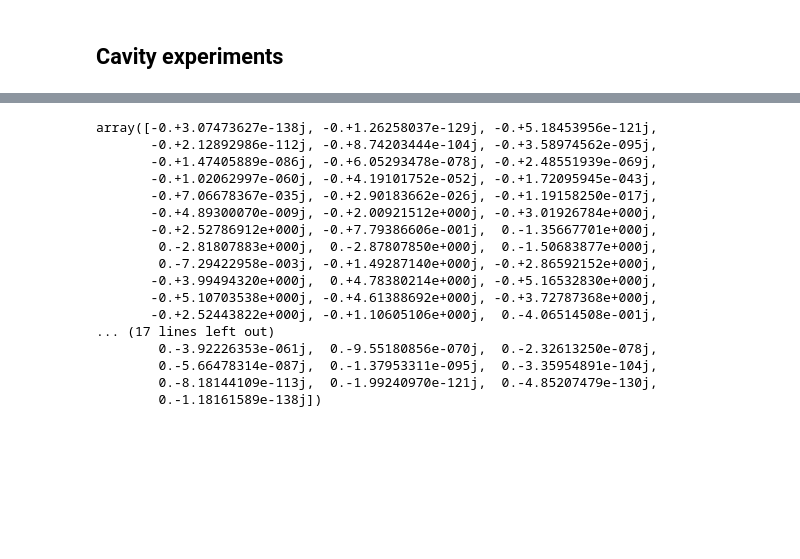
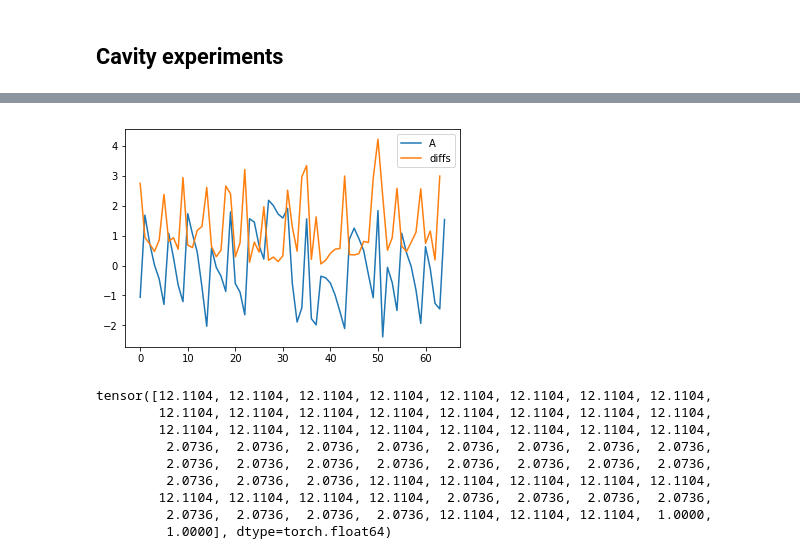
Before and after one commit to bencbartlett/neural-maxwell, a Jupyter notebook: CS229_Final_Project.ipynb, the cells around one changed output, grey strips where cells are left out. Cells and saved outputs as stored; diff of their text form; code cells hidden in the pictures; blank space fills up the shorter version.

```diff
--- a/CS229_Final_Project.ipynb
+++ b/CS229_Final_Project.ipynb
@@ -476,20 +518,20 @@ plt.show()
-# %%
-Ez
-# %% [output]
-array([-0.+3.07473627e-138j, -0.+1.26258037e-129j, -0.+5.18453956e-121j,
-       -0.+2.12892986e-112j, -0.+8.74203444e-104j, -0.+3.58974562e-095j,
-       -0.+1.47405889e-086j, -0.+6.05293478e-078j, -0.+2.48551939e-069j,
-       -0.+1.02062997e-060j, -0.+4.19101752e-052j, -0.+1.72095945e-043j,
-       -0.+7.06678367e-035j, -0.+2.90183662e-026j, -0.+1.19158250e-017j,
-       -0.+4.89300070e-009j, -0.+2.00921512e+000j, -0.+3.01926784e+000j,
-       -0.+2.52786912e+000j, -0.+7.79386606e-001j,  0.-1.35667701e+000j,
-        0.-2.81807883e+000j,  0.-2.87807850e+000j,  0.-1.50683877e+000j,
-        0.-7.29422958e-003j, -0.+1.49287140e+000j, -0.+2.86592152e+000j,
-       -0.+3.99494320e+000j,  0.+4.78380214e+000j, -0.+5.16532830e+000j,
-       -0.+5.10703538e+000j, -0.+4.61388692e+000j, -0.+3.72787368e+000j,
-       -0.+2.52443822e+000j, -0.+1.10605106e+000j,  0.-4.06514508e-001j,
-... (17 lines left out)
-        0.-3.92226353e-061j,  0.-9.55180856e-070j,  0.-2.32613250e-078j,
-        0.-5.66478314e-087j,  0.-1.37953311e-095j,  0.-3.35954891e-104j,
-        0.-8.18144109e-113j,  0.-1.99240970e-121j,  0.-4.85207479e-130j,
-        0.-1.18161589e-138j])
+# %%
+diffs = torch.abs(tensor_diff(phi))
+plt.plot(phi[0].detach().cpu().numpy(), label="A")
+plt.plot(diffs[0].detach().cpu().numpy(), label="diffs")
+plt.legend()
+plt.show()
+# %% [output]
+[figure, added]
+# %%
+train_data[0][0]
+# %% [output]
+tensor([12.1104, 12.1104, 12.1104, 12.1104, 12.1104, 12.1104, 12.1104, 12.1104,
+        12.1104, 12.1104, 12.1104, 12.1104, 12.1104, 12.1104, 12.1104, 12.1104,
+        12.1104, 12.1104, 12.1104, 12.1104, 12.1104, 12.1104, 12.1104, 12.1104,
+         2.0736,  2.0736,  2.0736,  2.0736,  2.0736,  2.0736,  2.0736,  2.0736,
+         2.0736,  2.0736,  2.0736,  2.0736,  2.0736,  2.0736,  2.0736,  2.0736,
+         2.0736,  2.0736,  2.0736, 12.1104, 12.1104, 12.1104, 12.1104, 12.1104,
+        12.1104, 12.1104, 12.1104, 12.1104,  2.0736,  2.0736,  2.0736,  2.0736,
+         2.0736,  2.0736,  2.0736,  2.0736, 12.1104, 12.1104, 12.1104,  1.0000,
+         1.0000], dtype=torch.float64)
```
Also changed, not shown: parts of 13 cells of this notebook, 3 other files.
